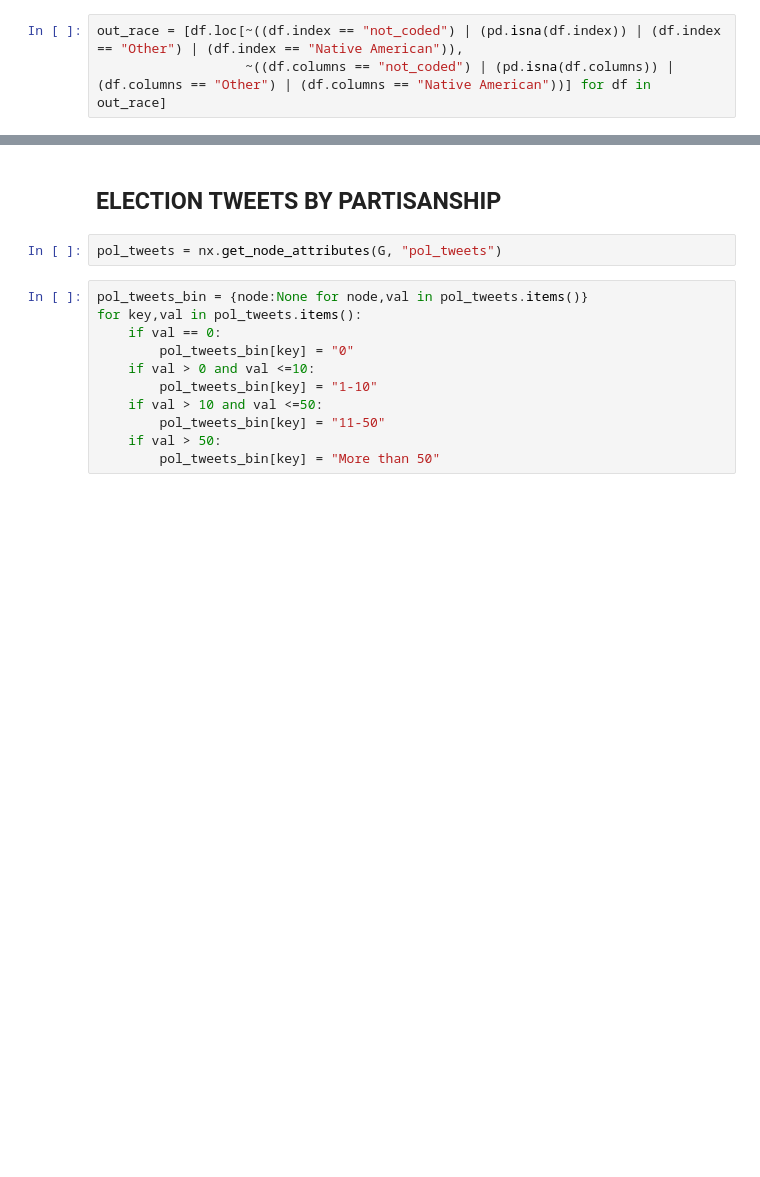
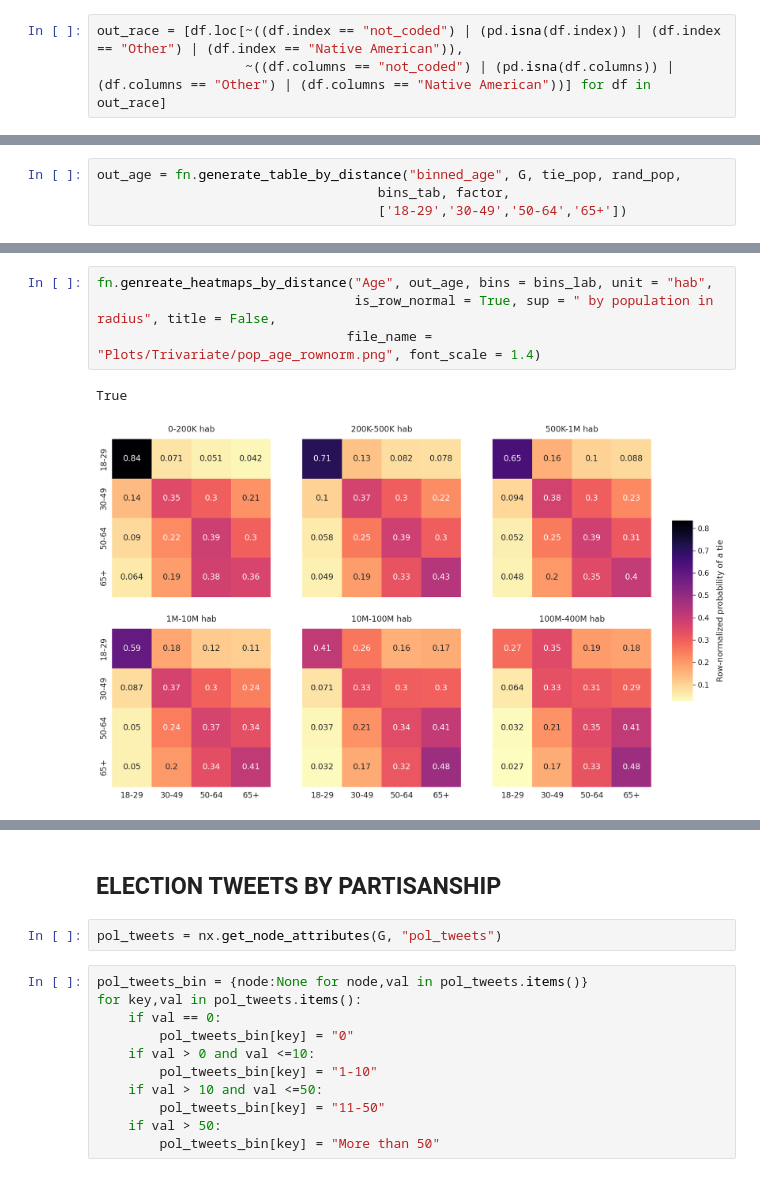
Before and after one commit to quintanaMathe/Twitter-Followers, a Jupyter notebook: two_variable_heatmaps.ipynb, the cells around one changed output, grey strips where cells are left out. Drawn from its saved outputs; the diff is of its cells as text; blank space fills up the shorter version.

```diff
--- a/two_variable_heatmaps.ipynb
+++ b/two_variable_heatmaps.ipynb
@@ -195,0 +197,4 @@ True
+# %%
+out_age = fn.generate_table_by_distance("binned_age", G, tie_pop, rand_pop,
+                                    bins_tab, factor,
+                                    ['18-29','30-49','50-64','65+'])
@@ -195,0 +219,7 @@ True
+# %%
+fn.genreate_heatmaps_by_distance("Age", out_age, bins = bins_lab, unit = "hab",
+                                 is_row_normal = True, sup = " by population in radius", title = False,
+                                file_name = "Plots/Trivariate/pop_age_rownorm.png", font_scale = 1.4)
+# %% [output]
+True
+[figure, added]
```
Also changed, not shown: parts of 18 cells of this notebook, 5 other files.
